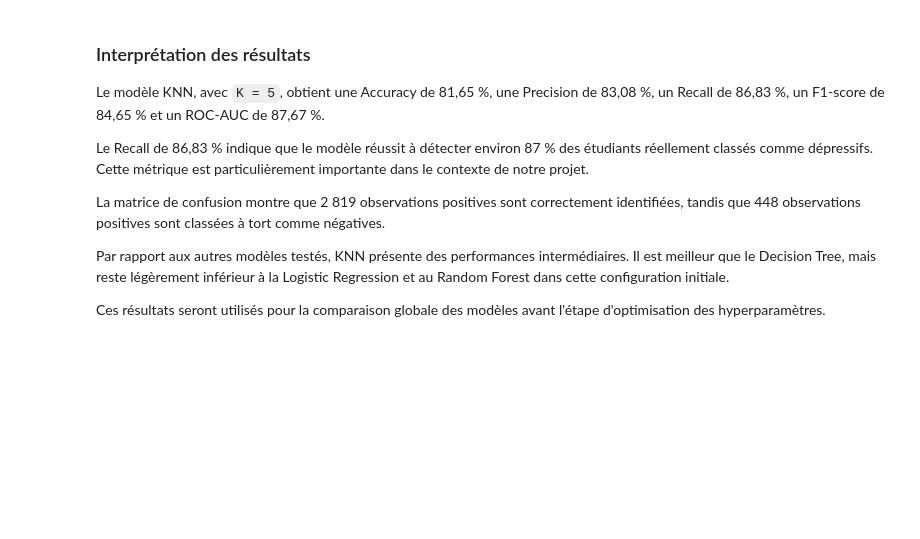
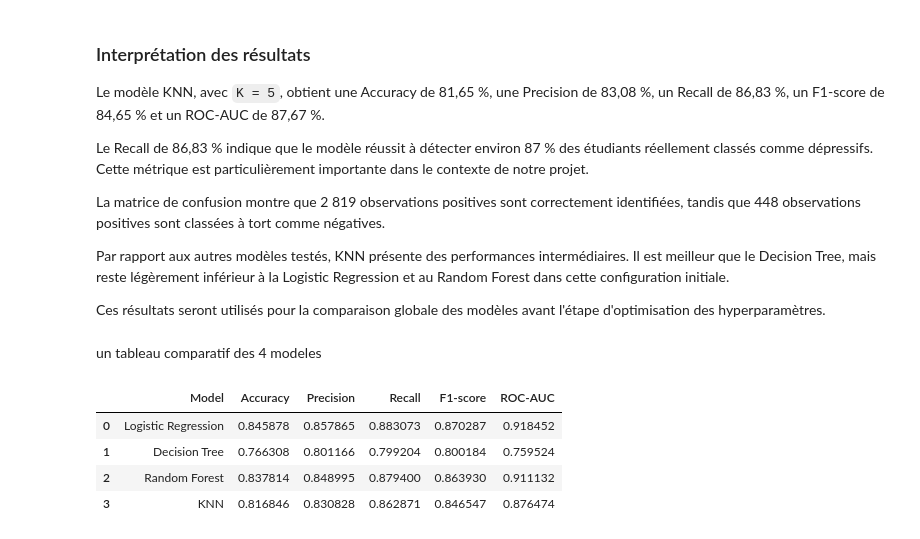
Before and after one commit to Ahlam-el-boujadi/Student-Mental-Health-Prediction, a Jupyter notebook: notebook/04_Modeling.ipynb, the cells around one changed output. Saved outputs shown, nothing was run; the diff lists cells and outputs as text; code cells hidden in the pictures; blank space fills up the shorter version.

```diff
--- a/notebook/04_Modeling.ipynb
+++ b/notebook/04_Modeling.ipynb
@@ -442,3 +443,52 @@ La matrice de confusion montre que 2 819 observations positives sont correctemen
 Par rapport aux autres modèles testés, KNN présente des performances intermédiaires. Il est meilleur que le Decision Tree, mais reste légèrement inférieur à la Logistic Regression et au Random Forest dans cette configuration initiale.
 
 Ces résultats seront utilisés pour la comparaison globale des modèles avant l'étape d'optimisation des hyperparamètres.
+# %% [markdown]
+un tableau comparatif des 4 modeles
+# %%
+results = pd.DataFrame({
+    "Model": [
+        "Logistic Regression",
+        "Decision Tree",
+        "Random Forest",
+        "KNN"
+    ],
+    "Accuracy": [
+        accuracy_lr,
+        accuracy_dt,
+        accuracy_rf,
+        accuracy_knn
+    ],
+    "Precision": [
+        precision_lr,
+        precision_dt,
+        precision_rf,
+        precision_knn
+    ],
+    "Recall": [
+        recall_lr,
+        recall_dt,
+        recall_rf,
+        recall_knn
+    ],
+    "F1-score": [
+        f1_lr,
+        f1_dt,
+        f1_rf,
+        f1_knn
+    ],
+    "ROC-AUC": [
+        roc_auc_lr,
+        roc_auc_dt,
+        roc_auc_rf,
+        roc_auc_knn
+    ]
+})
+
+results
+# %% [output]
+|  | Model | Accuracy | Precision | Recall | F1-score | ROC-AUC |
+| 0 | Logistic Regression | 0.845878 | 0.857865 | 0.883073 | 0.870287 | 0.918452 |
+| 1 | Decision Tree | 0.766308 | 0.801166 | 0.799204 | 0.800184 | 0.759524 |
+| 2 | Random Forest | 0.837814 | 0.848995 | 0.879400 | 0.863930 | 0.911132 |
+| 3 | KNN | 0.816846 | 0.830828 | 0.862871 | 0.846547 | 0.876474 |
```
Also changed, not shown: parts of 7 cells of this notebook.
